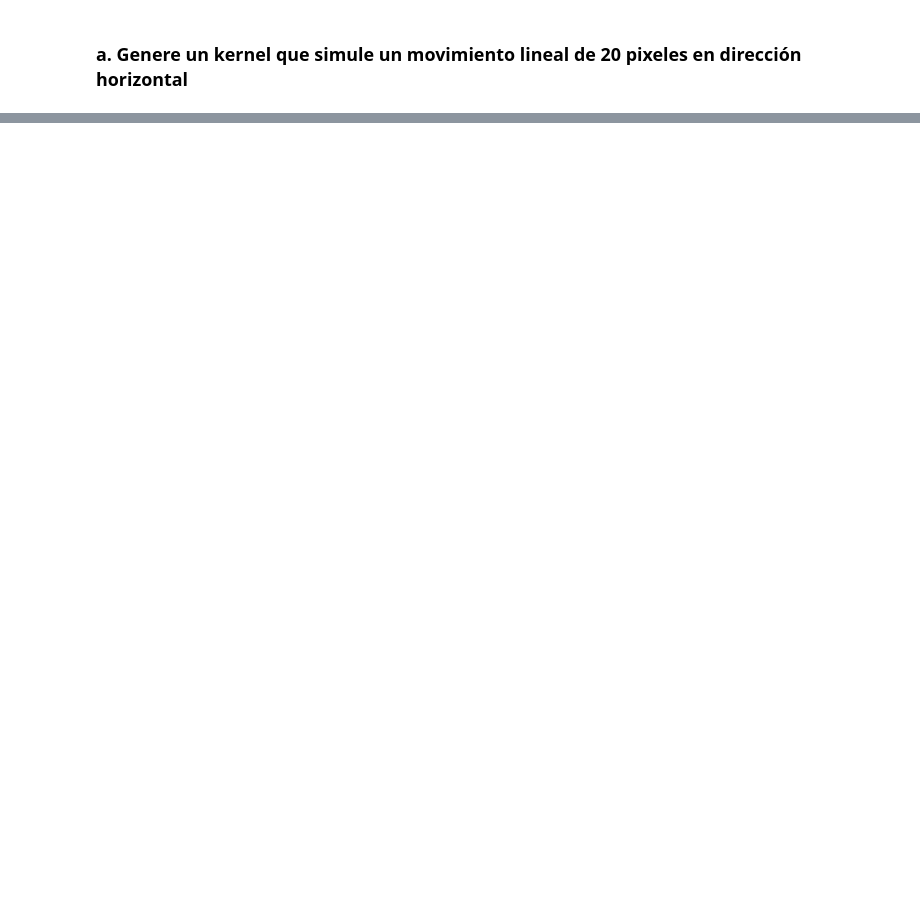
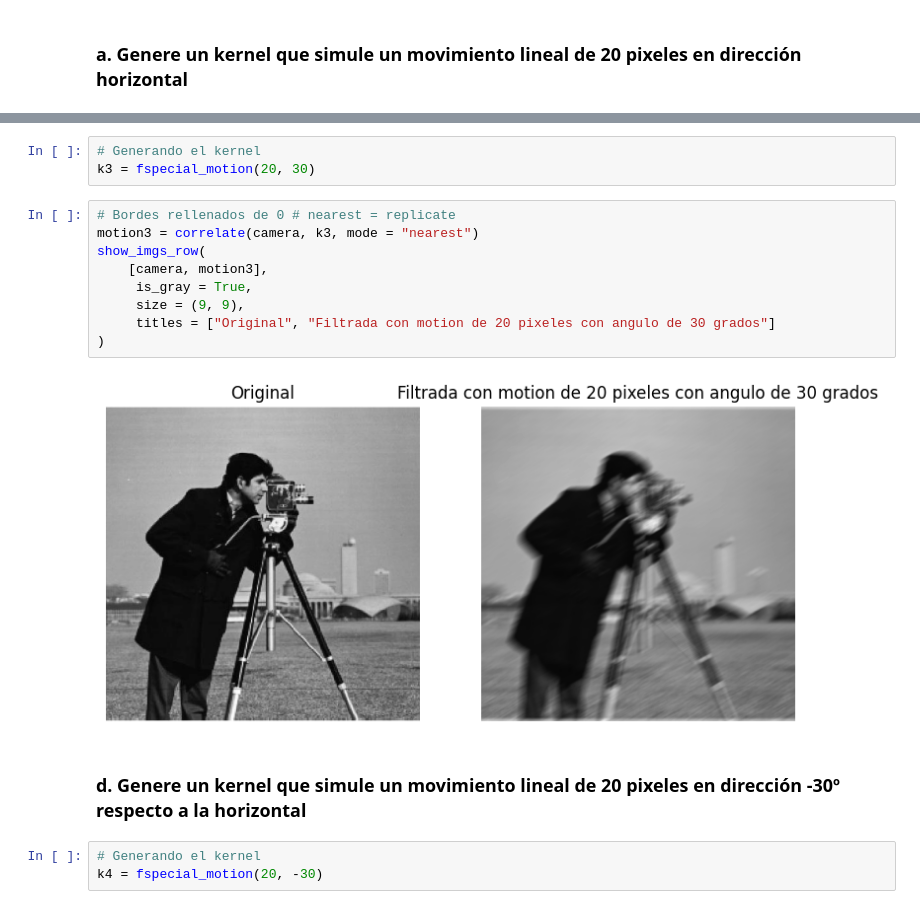
Before and after one commit to BubuDavid/Fundamentos-de-Procesamiento-Digital-de-Imagenes, a Jupyter notebook: tareas/tarea7/Tarea7_Code.ipynb, the cells around one changed output, grey strips where cells are left out. Drawn from its saved outputs; the diff is of its cells as text; blank space fills up the shorter version.

```diff
--- a/tareas/tarea7/Tarea7_Code.ipynb
+++ b/tareas/tarea7/Tarea7_Code.ipynb
@@ -470,0 +517,19 @@ Imagen de dimensiones: (490, 487), con un total de 238630 pixeles
+# %%
+# Generando el kernel
+k3 = fspecial_motion(20, 30)
+# %%
+# Bordes rellenados de 0 # nearest = replicate
+motion3 = correlate(camera, k3, mode = "nearest")
+show_imgs_row(
+    [camera, motion3],
+     is_gray = True,
+     size = (9, 9),
+     titles = ["Original", "Filtrada con motion de 20 pixeles con angulo de 30 grados"]
+)
+# %% [output]
+[figure, added]
+# %% [markdown]
+### d. Genere un kernel que simule un movimiento lineal de 20 pixeles en dirección -30º respecto a la horizontal
+# %%
+# Generando el kernel
+k4 = fspecial_motion(20, -30)
```
Also changed, not shown: parts of 9 cells of this notebook.
